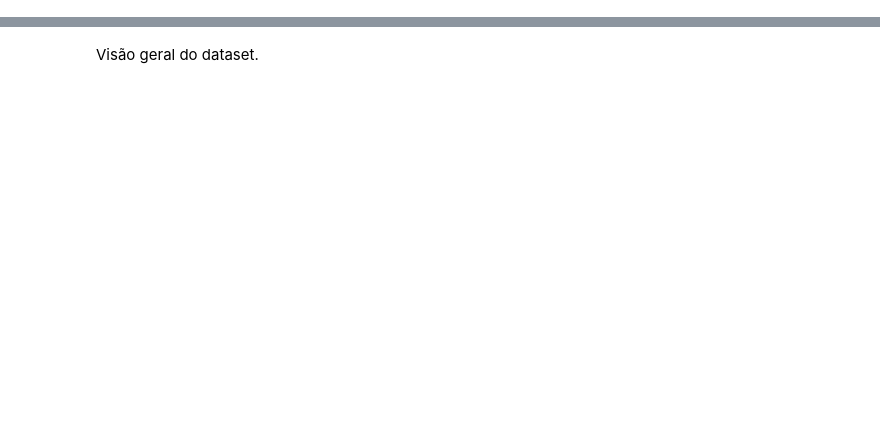
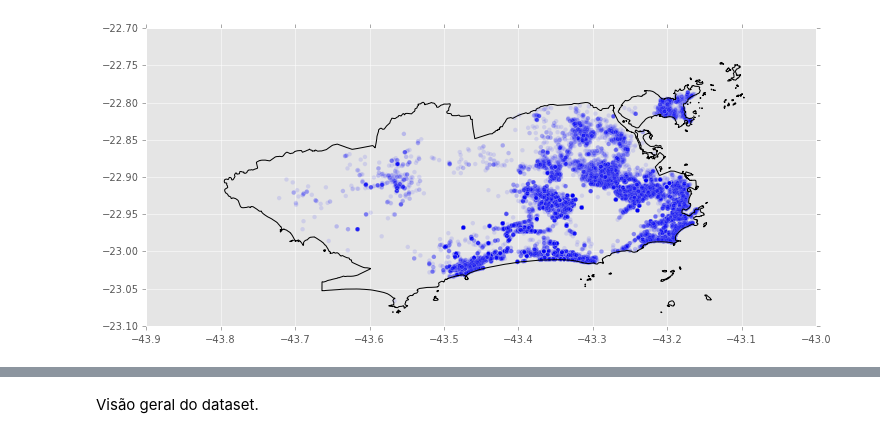
Before and after one commit to sergiosilvar/fgv_dissertacao, a Jupyter notebook: ipython_notebook/Analises.ipynb, the cells around one changed output, grey strips where cells are left out. Cells and saved outputs as stored; diff of their text form; code cells hidden in the pictures; blank space fills up the shorter version.

```diff
--- a/ipython_notebook/Analises.ipynb
+++ b/ipython_notebook/Analises.ipynb
@@ -9,0 +41,7 @@ NameError: name 'df' is not defined
+# %%
+# Plot com alpha 0 para verificar a aglomeração dos imóveis.
+g = gp.GeoDataFrame.from_postgis('select * from cidade',z.con)
+g.plot(alpha=0);
+scatter(df.lng,df.lat,alpha=0.1);
+# %% [output]
+[figure, added]
```
Also changed, not shown: parts of 41 cells of this notebook.
